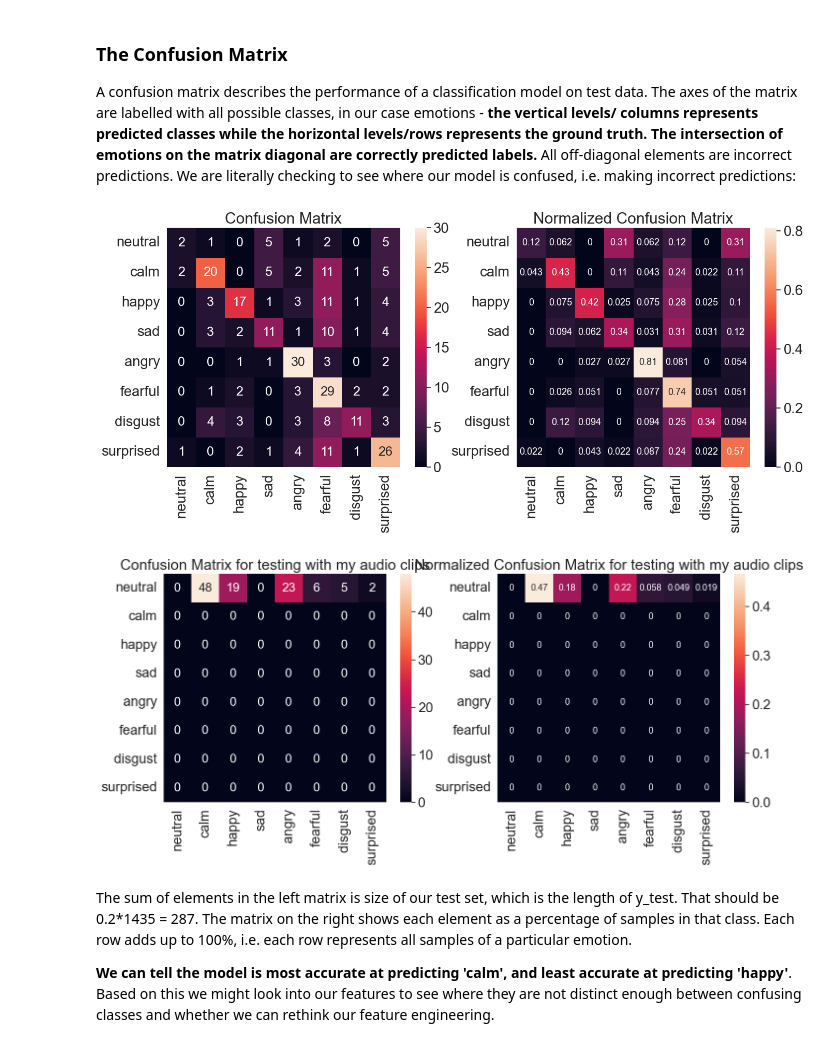
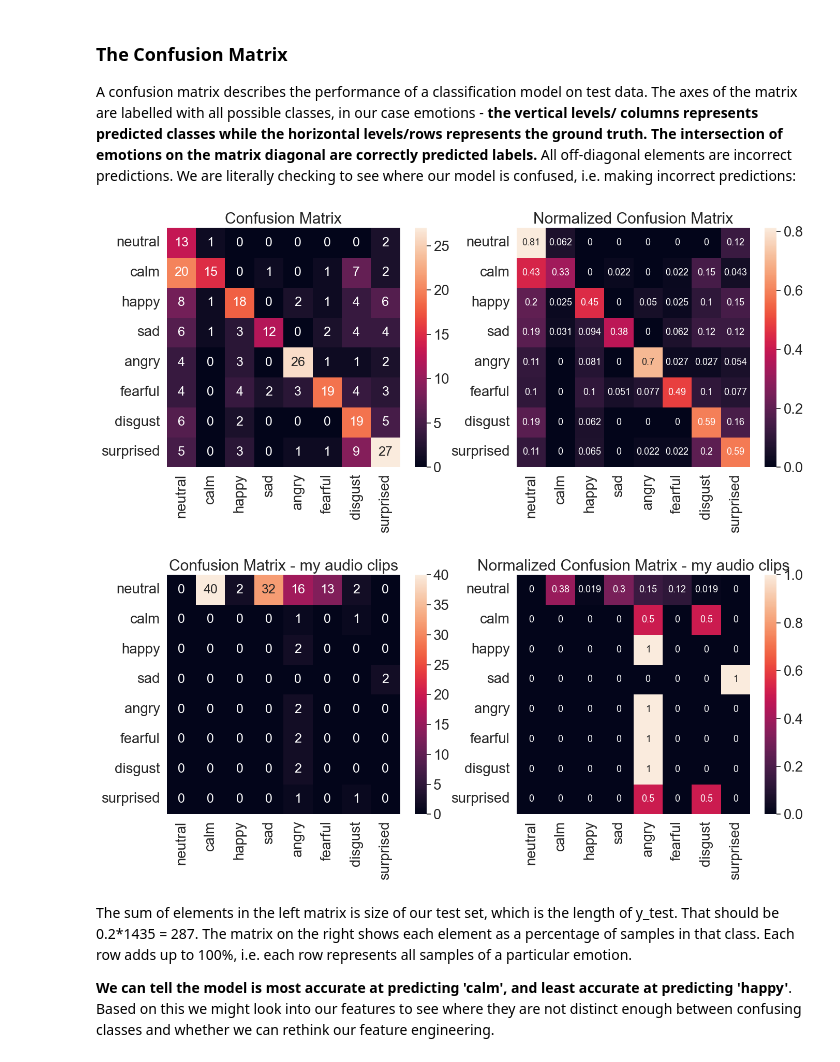
Before and after one commit to oliviasteeed/Week4-NeuralNetworks, a Jupyter notebook: Week4__Neural_Networks.ipynb, the cells around one changed output. Cells and saved outputs as stored; diff of their text form; code cells hidden in the pictures.

```diff
--- a/Week4__Neural_Networks.ipynb
+++ b/Week4__Neural_Networks.ipynb
@@ -765,7 +780,7 @@ We can now initialize our MLP model with the best hyperparameters for the task o
 # %%
 # Now we know best parameters from the Hyperparameter tuning
 # We can use them for the final model
-model = MLPClassifier(
+model2 = MLPClassifier(
     activation='relu',
     solver='adam',
     alpha=0.01,
@@ -778,12 +793,12 @@ model = MLPClassifier(
 )
 
 # In the final model, we can use the whole training dataset
-model.fit(X_train, y_train) #fit is training model
+model2.fit(X_train, y_train) #fit is training model
 
-print(f'MLP Model\'s accuracy on training set is {100*model.score(X_train, y_train):.2f}%') # score is testing model
+print(f'MLP Model\'s accuracy on training set is {100*model2.score(X_train, y_train):.2f}%') # score is testing model
 # As we're done with hyperparameter tuning, we can check accuracy on test set
 # Note that, up to this point, we did not touch the test set at all
-print(f'MLP Model\'s accuracy on test set is {100*model.score(X_test, y_test):.2f}%')
+print(f'MLP Model\'s accuracy on test set is {100*model2.score(X_test, y_test):.2f}%')
 # %% [output]
 MLP Model's accuracy on training set is 70.57%
 MLP Model's accuracy on test set is 51.74%
@@ -820,7 +835,7 @@ from sklearn.metrics import confusion_matrix
 import seaborn as sn # I like seaborn's confusion matrix over sklearn's default
 
 # get predictions on test set
-test_emotion_predictions = model.predict(X_test)
+test_emotion_predictions = model2.predict(X_test)
 test_emotion_groundtruth = y_test
 
 # set labels for matrix axes from emotions
@@ -851,44 +866,44 @@ plt.show()
 
 # x is labels, y is correct
 # %% [output]
-[figure, old version]
+[figure, new version]
 # %%
 # CONFUSION MATRIX WITH MY AUDIO CLIPS
 
 
 # get predictions on test set
-test_myemotion_predictions = model.predict(myfeatures_scaled)
+test_myemotion_predictions = model2.predict(myfeatures_scaled)
 test_myemotion_groundtruth = myemotions
 
 # set labels for matrix axes from emotions
 emotion_list =['neutral','calm','happy','sad','angry','fearful','disgust','surprised']
 emotion_name = [emotion for emotion in emotion_list]
 
 # build confusion matrix and normalized confusion matrix
 myconf_matrix = confusion_matrix(test_myemotion_groundtruth, test_myemotion_predictions, labels=emotion_list)
 myconf_matrix_norm = confusion_matrix(test_myemotion_groundtruth, test_myemotion_predictions,normalize='true', labels=emotion_list)
 
 
 
 # make a confusion matrix with labels using a DataFrame
 myconfmatrix_df = pd.DataFrame(myconf_matrix, index=emotion_name, columns=emotion_name)
 myconfmatrix_df_norm = pd.DataFrame(myconf_matrix_norm, index=emotion_name, columns=emotion_name)
 
 # plot confusion matrices
 plt.figure(figsize=(16,6))
 sn.set(font_scale=1.8) # emotion label and title size
 plt.subplot(1,2,1)
-plt.title('Confusion Matrix for testing with my audio clips')
+plt.title('Confusion Matrix - my audio clips')
 sn.heatmap(myconfmatrix_df, annot=True, annot_kws={"size": 18}) #annot_kws is value font
 plt.subplot(1,2,2)
-plt.title('Normalized Confusion Matrix for testing with my audio clips')
+plt.title('Normalized Confusion Matrix - my audio clips')
 sn.heatmap(myconfmatrix_df_norm, annot=True, annot_kws={"size": 13}) #annot_kws is value font
 
 plt.show()
 
 # x is labels, y is correct
 # %% [output]
-[figure, old version]
+[figure, new version]
 # %% [markdown]
 The sum of elements in the left matrix is size of our test set, which is the length of y_test. That should be 0.2*1435 = 287. The matrix on the right shows each element as a percentage of samples in that class. Each row adds up to 100%, i.e. each row represents all samples of a particular emotion.
 
```
Also changed, not shown: parts of 9 cells of this notebook.
